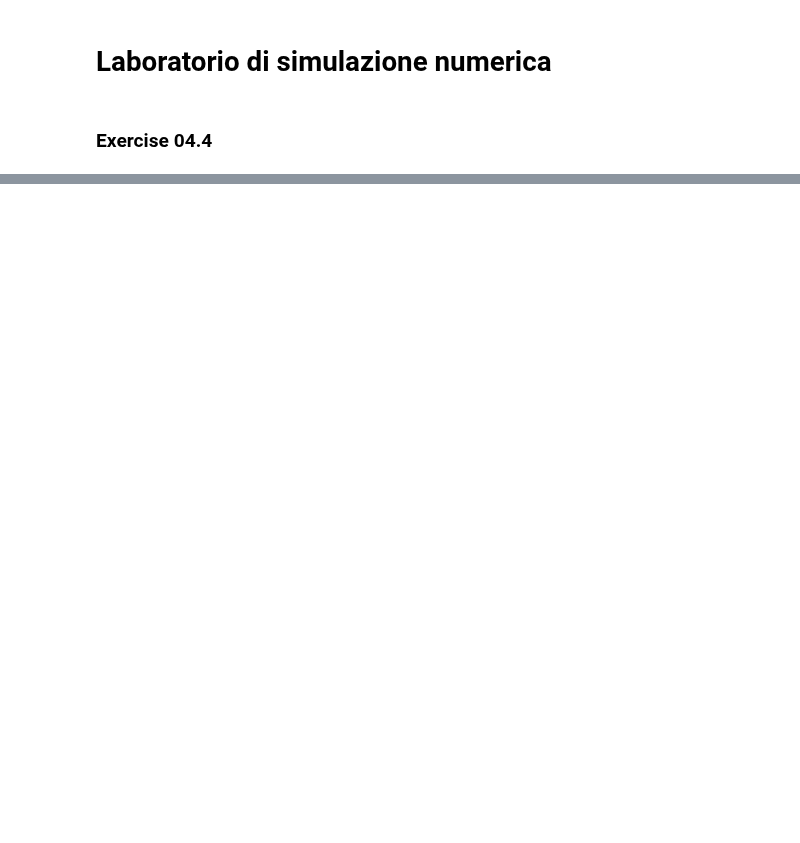
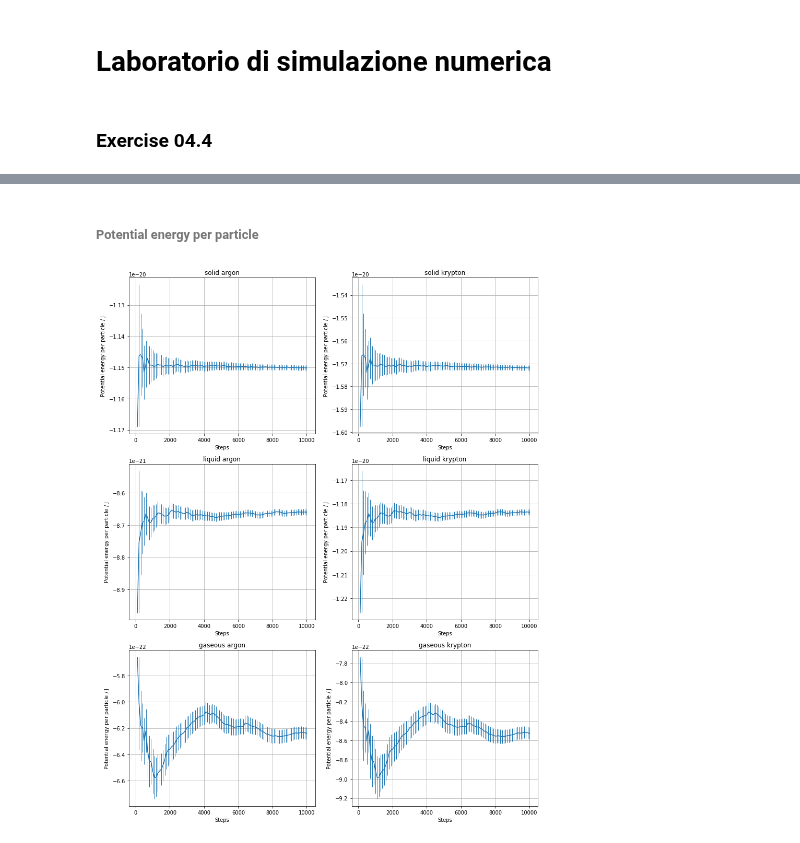
Before and after one commit to phaerrax/lab-simulazione-numerica, a Jupyter notebook: exercise04/exercise04.ipynb, the cells around one changed output, grey strips where cells are left out. Drawn from its saved outputs; the diff is of its cells as text; code cells hidden in the pictures; blank space fills up the shorter version.

```diff
--- a/exercise04/exercise04.ipynb
+++ b/exercise04/exercise04.ipynb
@@ -168,0 +107,43 @@ for phase in phases:
+# %%
+# Physical constants in SI units (arbitrarily approximated...)
+boltzmann_constant = 1.381e-23
+atomic_mass_unit = 1.661e-27
+
+# Utilities
+elements = ["argon", "krypton"]
+phases = ["solid", "liquid", "gaseous"]
+
+# Unit scales
+length      = {"argon" : 0.34e-9,                   "krypton" : 0.364e-9}
+energy      = {"argon" : 120 * boltzmann_constant,  "krypton" : 164 * boltzmann_constant}
+mass        = {"argon" : 39.948 * atomic_mass_unit, "krypton" : 83.798 * atomic_mass_unit}
+# %% [markdown]
+###### Potential energy per particle
+# %%
+fig, axes = plt.subplots(nrows = 3, ncols = 2, figsize = (2 * 6, 3 * 5))
+axes = axes.flatten()
+filename = "pot_energy"
+
+for (p_count, phase) in enumerate(phases):
+    for (e_count, element) in enumerate(elements):
+        SI_unit = energy[element]
+        axes[2 * p_count + e_count].set_title(phase + " " + element)
+        axes[2 * p_count + e_count].set_xlabel("Steps")
+        axes[2 * p_count + e_count].set_ylabel(r"Potential energy per particle / $\mathrm{J}$")
+        steps, u_avg, u_err = np.loadtxt(
+            phase + "/" + filename + ".dat",
+            unpack = True,
+            skiprows = 1
+        )
+        axes[2 * p_count + e_count].errorbar(
+            steps,
+            u_avg * SI_unit,
+            yerr = u_err * SI_unit,
+            elinewidth = 1,
+        )
+        axes[2 * p_count + e_count].grid(True)
+
+fig.tight_layout()
+plt.show()
+# %% [output]
+[figure, added]
```
Also changed, not shown: parts of 20 cells of this notebook, 7 other files.
